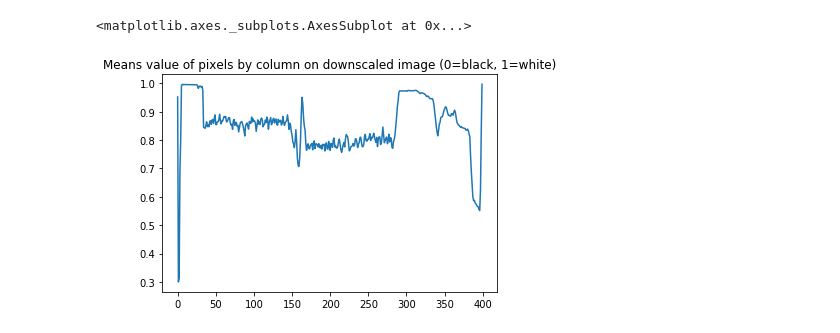
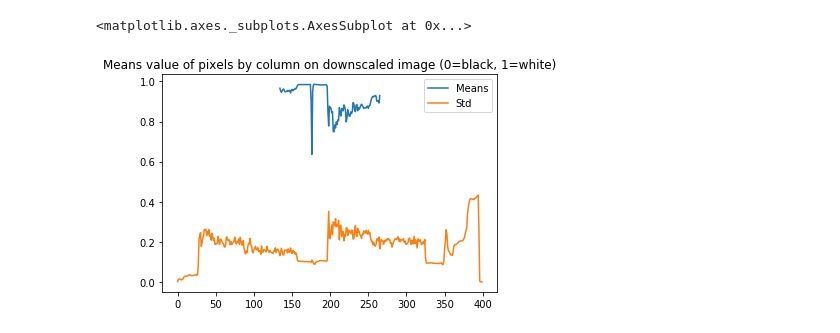
Before and after one commit to colinux/split-double-pages, a Jupyter notebook: notebooks/split_pages.ipynb, the cells around one changed output. Saved outputs shown, nothing was run; the diff lists cells and outputs as text; code cells hidden in the pictures.

```diff
--- a/notebooks/split_pages.ipynb
+++ b/notebooks/split_pages.ipynb
@@ -13,7 +13,7 @@ def downscale(img):
     o_width, o_height = img.size
     height = round((DOWNSCALED_WIDTH/o_width) * o_height)
 
-    ds_img = img.resize((DOWNSCALED_WIDTH, height), resample=Image.BILINEAR)
+    ds_img = img.convert('L').resize((DOWNSCALED_WIDTH, height), resample=Image.BILINEAR)
 
     return ds_img
 
@@ -24,7 +24,7 @@ def pixels_df(img):
 
     return pd.DataFrame(pixels)
 # %%
-original = Image.open("../input/test-27.jpg")
+original = Image.open("../input/test-8.jpg")
 
 img = downscale(original)
 df = pixels_df(img)
@@ -48,8 +48,31 @@ Shape of matrix is 283x400
 | max | 1.000000 | 1.000000 | 1.000000 | 1.000000 | 1.000000 | 1.000000 | 1.000000 | 1.000000 | 1.000000 | 1.000000 | ... | ... |
 8 rows × 400 columns
+# %%
+def rescale(serie):
+    #return serie * 1/serie.max()
+    serie -= serie.min()
+    return serie / serie.max()
+
+def middle(df, replacement):
+    df2 = df.copy()
+
+    if df.__class__ == pd.DataFrame:
+        third = int(len(df.columns) / 3)
+
+        df2.loc[:, :third] = replacement
+        df2.loc[:, 2*third:] = replacement
+    else:
+        third = int(len(df) / 3)
+        df2.loc[:third] = replacement
+        df2.loc[2*third:] = replacement
+
+    return df2
 # %%
-means = contrasted.mean()
-means.plot(title="Means value of pixels by column on downscaled image (0=black, 1=white)")
+means = middle(contrasted, np.nan).mean()
+means.plot(title="Means value of pixels by column on downscaled image (0=black, 1=white)", label="Means", legend=True)
+
+std = contrasted.std()
+std.plot(label="Std", legend=True)
 # %% [output]
 <matplotlib.axes._subplots.AxesSubplot at 0x...>
-[figure, old version]
+[figure, new version]
```
Also changed, not shown: parts of 13 cells of this notebook, 3 other files.
